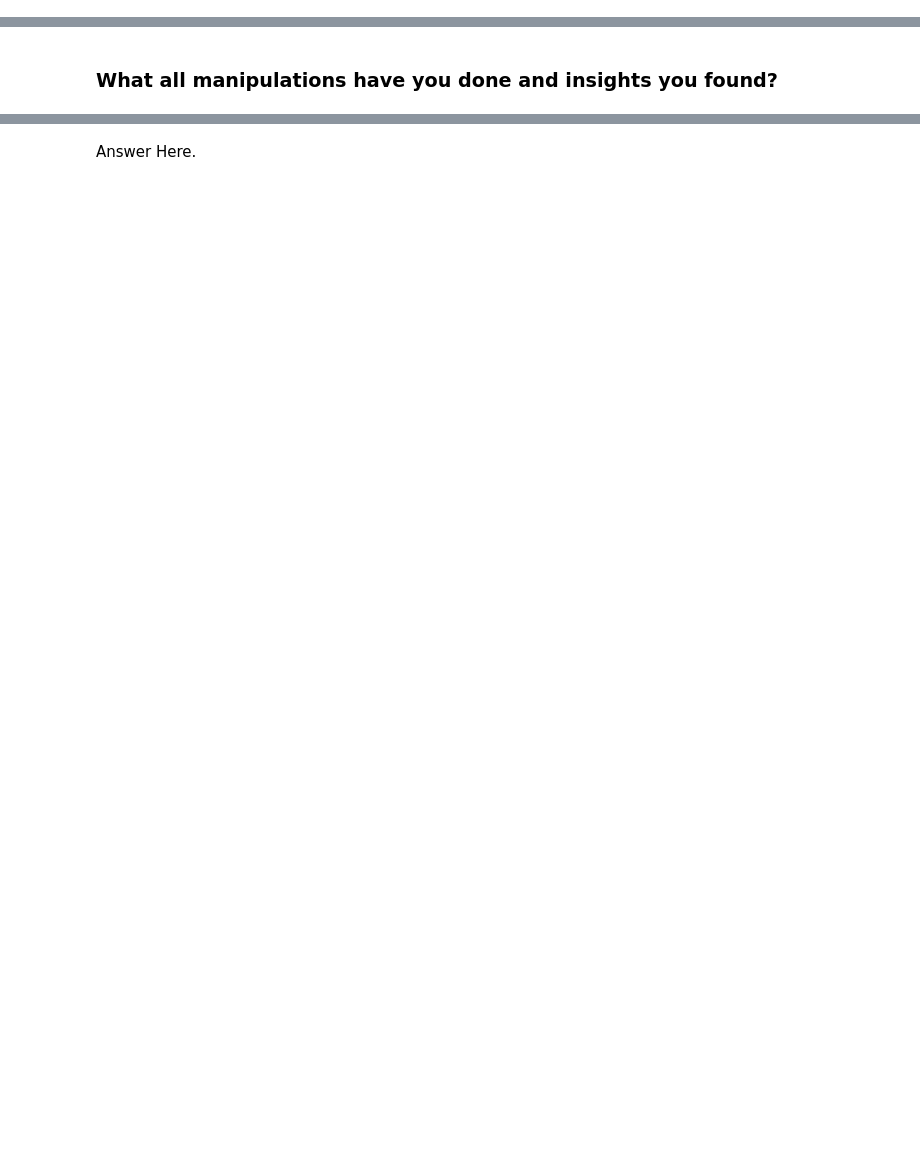
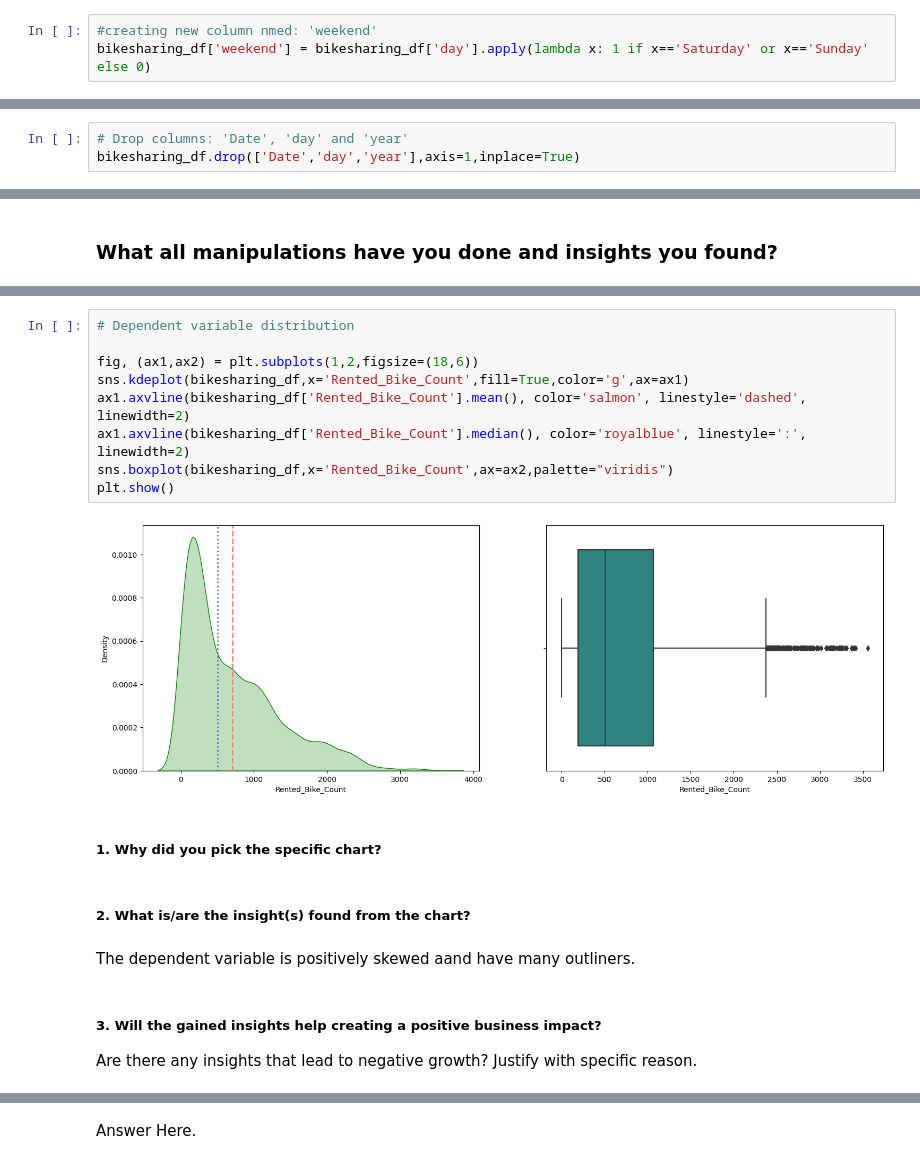
Before and after one commit to pranitatiwari29/Regression_bike_sharing_demand_prediction_ML, a Jupyter notebook: Bike_sharing_Regression.ipynb, the cells around one changed output, grey strips where cells are left out. Cells and saved outputs as stored; diff of their text form; blank space fills up the shorter version.

```diff
--- a/Bike_sharing_Regression.ipynb
+++ b/Bike_sharing_Regression.ipynb
@@ -230,3 +242,6 @@ bikesharing_df.head()
 | 2 | 2017-12-01 | 173 | 2 | -6.0 | 39 | 1.0 | 2000 | ... |
 | 3 | 2017-12-01 | 107 | 3 | -6.2 | 40 | 0.9 | 2000 | ... |
 | 4 | 2017-12-01 | 78 | 4 | -6.0 | 36 | 2.3 | 2000 | ... |
+# %%
+#creating new column nmed: 'weekend'
+bikesharing_df['weekend'] = bikesharing_df['day'].apply(lambda x: 1 if x=='Saturday' or x=='Sunday' else 0)
@@ -232,0 +254,3 @@ bikesharing_df.head()
+# %%
+# Drop columns: 'Date', 'day' and 'year'
+bikesharing_df.drop(['Date','day','year'],axis=1,inplace=True)
@@ -234,0 +290,20 @@ bikesharing_df.head()
+# %%
+# Dependent variable distribution
+
+fig, (ax1,ax2) = plt.subplots(1,2,figsize=(18,6))
+sns.kdeplot(bikesharing_df,x='Rented_Bike_Count',fill=True,color='g',ax=ax1)
+ax1.axvline(bikesharing_df['Rented_Bike_Count'].mean(), color='salmon', linestyle='dashed', linewidth=2)
+ax1.axvline(bikesharing_df['Rented_Bike_Count'].median(), color='royalblue', linestyle=':', linewidth=2)
+sns.boxplot(bikesharing_df,x='Rented_Bike_Count',ax=ax2,palette="viridis")
+plt.show()
+# %% [output]
+[figure, added]
+# %% [markdown]
+##### 1. Why did you pick the specific chart?
+# %% [markdown]
+##### 2. What is/are the insight(s) found from the chart?
+# %% [markdown]
+The dependent variable is positively skewed aand have many outliners.
+# %% [markdown]
+##### 3. Will the gained insights help creating a positive business impact?
+Are there any insights that lead to negative growth? Justify with specific reason.
```
Also changed, not shown: parts of 264 cells of this notebook.
